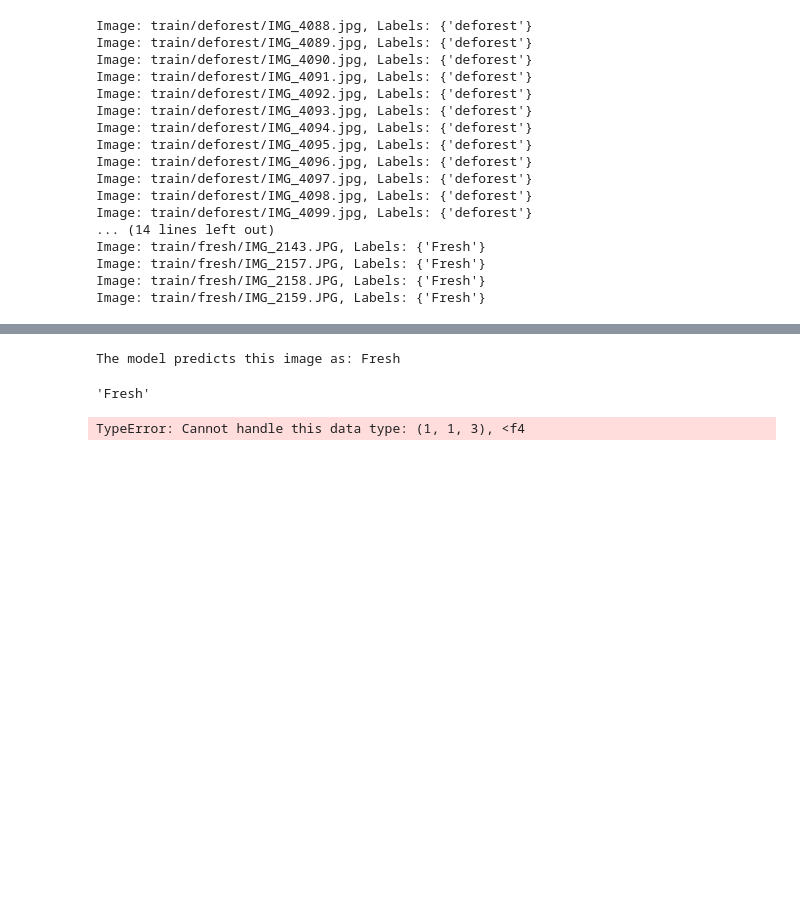
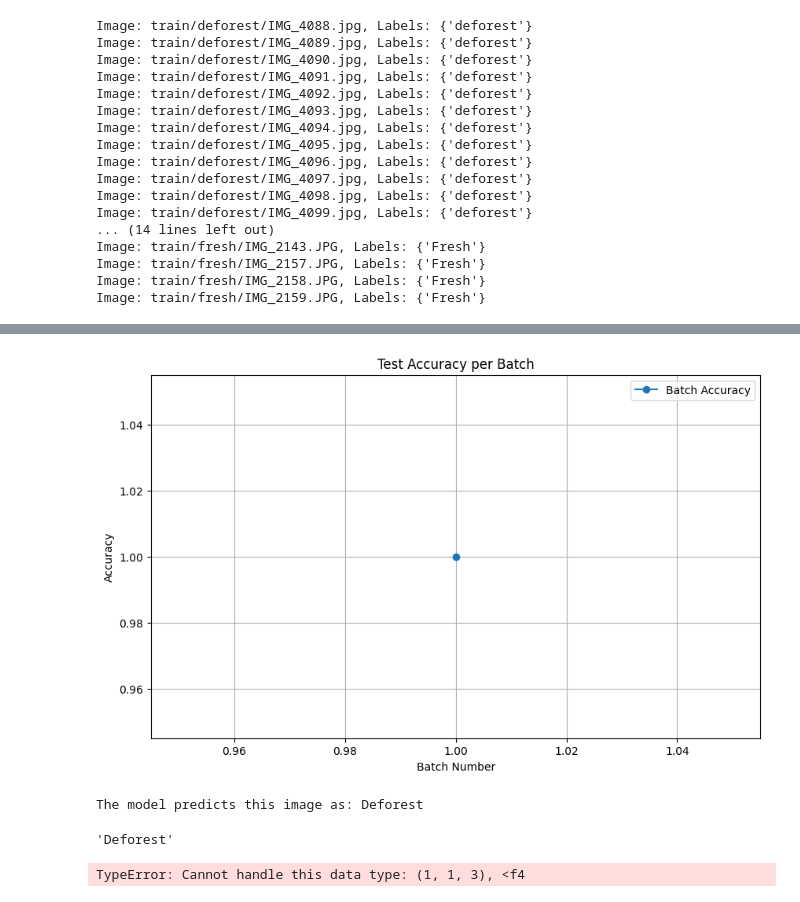
Before and after one commit to realxoman/PoultryInspector, a Jupyter notebook: test1.ipynb, the cells around one changed output, grey strips where cells are left out. Cells and saved outputs as stored; diff of their text form; code cells hidden in the pictures; blank space fills up the shorter version.

```diff
--- a/test1.ipynb
+++ b/test1.ipynb
@@ -432,9 +489,30 @@ Test Accuracy: 100.00%
+# %%
+batch_accuracies = []
+with torch.no_grad():
+    for images, labels in test_loader:
+        images, labels = images.to(device), labels.to(device)
+        outputs = model(images)
+
+        if isinstance(outputs, tuple):  # Check for auxiliary output in inception
+            outputs = outputs[0]
+
+        predictions = torch.argmax(outputs, dim=1)
+        batch_accuracy = accuracy_score(labels.cpu(), predictions.cpu())
+        batch_accuracies.append(batch_accuracy)
+
+# Plot accuracy
+plt.figure(figsize=(10, 6))
+plt.plot(range(1, len(batch_accuracies) + 1), batch_accuracies, marker='o', linestyle='-', label="Batch Accuracy")
+plt.title("Test Accuracy per Batch")
+plt.xlabel("Batch Number")
+plt.ylabel("Accuracy")
+plt.grid(True)
+plt.legend()
+plt.show()
+# %% [output]
+[figure, added]
 # %%
 
-device = torch.device("cuda" if torch.cuda.is_available() else "cpu")
-model = models.inception_v3(pretrained=True)
-model.fc = torch.nn.Linear(model.fc.in_features, 2)  # تنظیم برای دو کلاس
-model = model.to(device)
 
 def predict_image(model, image_path):
     image = Image.open(image_path).convert('RGB')
@@ -448,16 +526,14 @@ def predict_image(model, image_path):
     print(f"The model predicts this image as: {result}")
     return result
 
-# بارگذاری مدل آموزش‌دیده
-model.load_state_dict(torch.load("chicken_freshness_model.pth"))
-model.eval()
+
 
 # تست پیش‌بینی
-image_path = 'dataset/test/IMG_2173.JPG'
+image_path = 'dataset/test/class_2/chert.jpg'
 predict_image(model, image_path)
 # %% [output]
-The model predicts this image as: Fresh
+The model predicts this image as: Deforest
-'Fresh'
+'Deforest'
 # %%
 from sklearn.metrics import accuracy_score, precision_score, recall_score, f1_score
 
```
Also changed, not shown: parts of 5 cells of this notebook, 2 other files.
